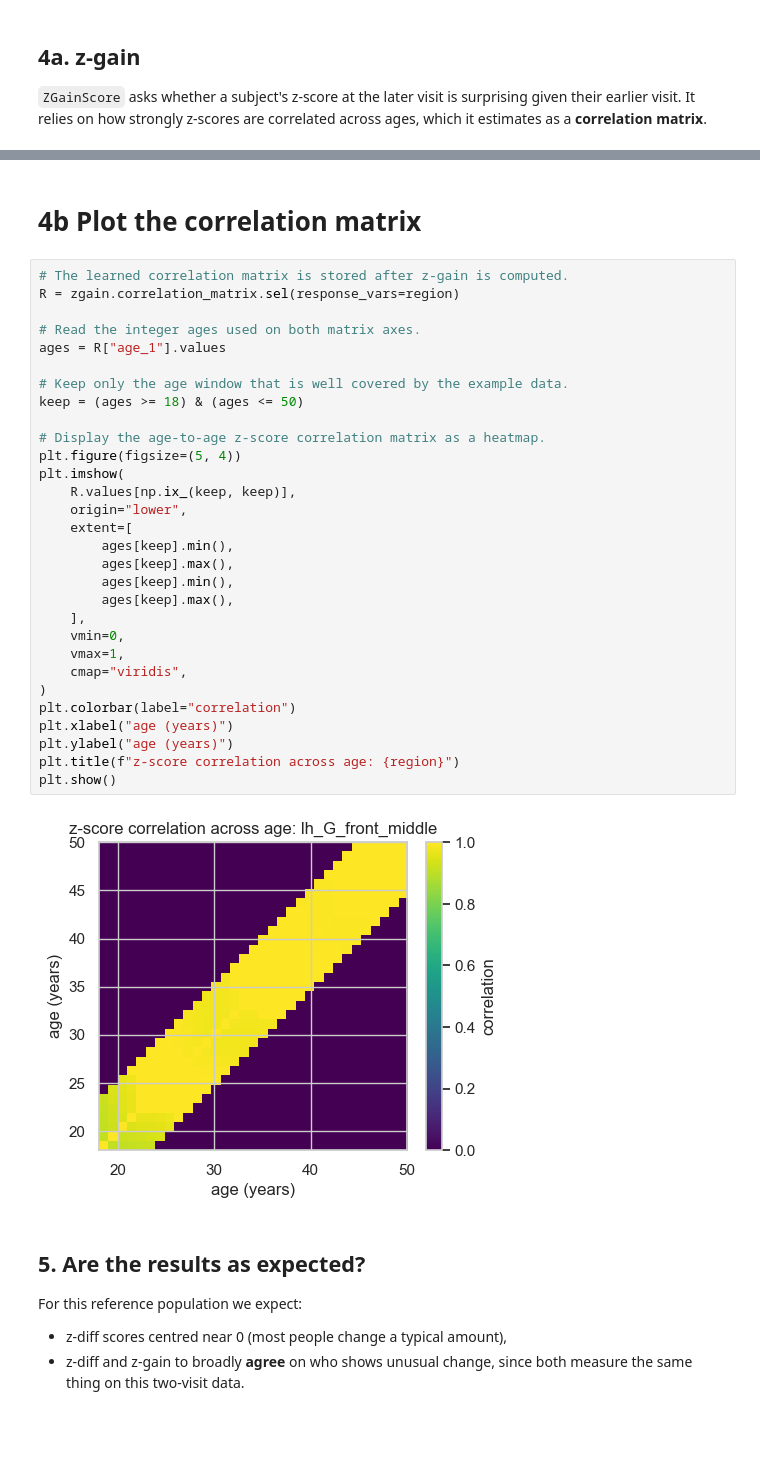
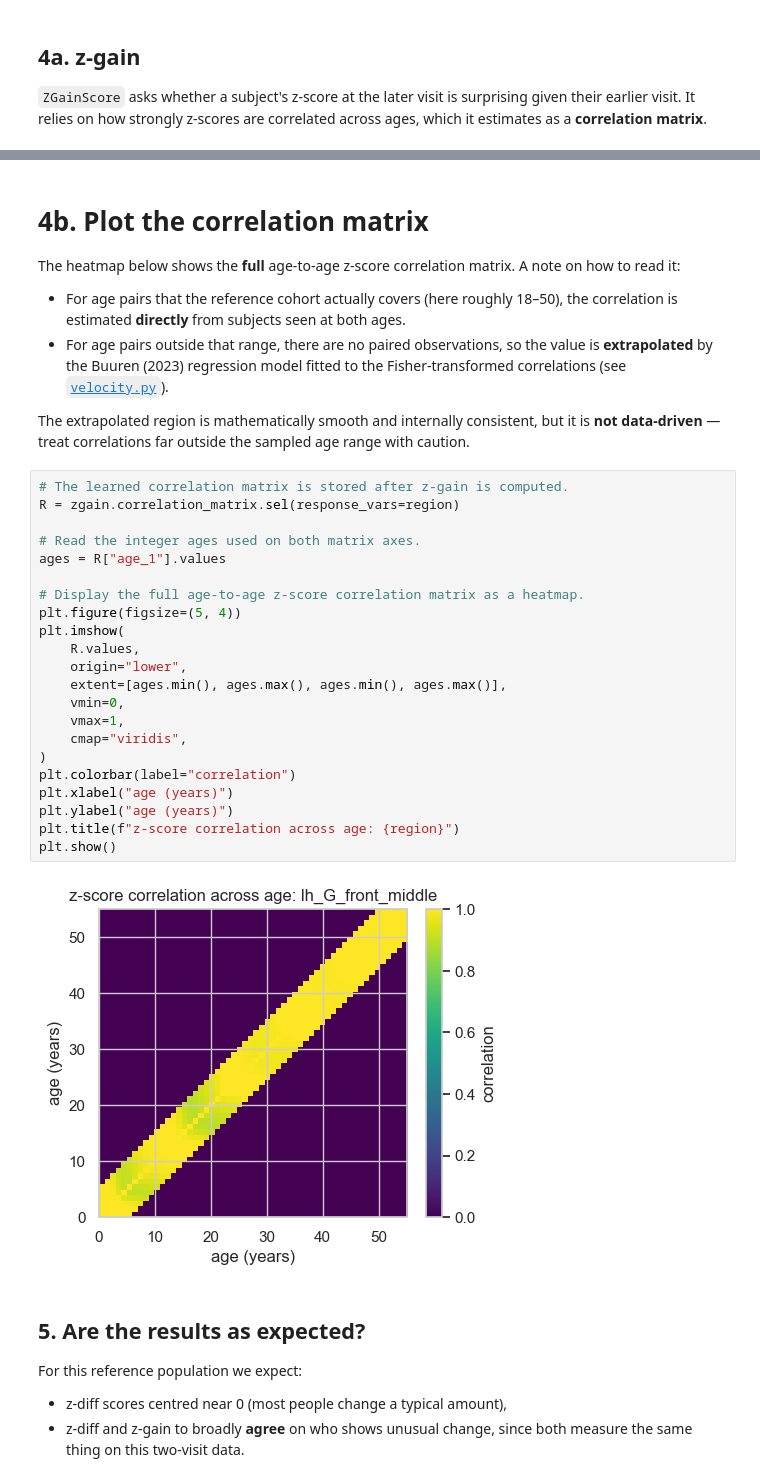
Before and after one commit to predictive-clinical-neuroscience/PCNtoolkit, a Jupyter notebook: examples/14_longitudinal_modelling.ipynb, the cells around one changed output, grey strips where cells are left out. Drawn from its saved outputs; the diff is of its cells as text; blank space fills up the shorter version.

```diff
--- a/examples/14_longitudinal_modelling.ipynb
+++ b/examples/14_longitudinal_modelling.ipynb
@@ -218,37 +250,44 @@ zgain_scores.to_dataframe(name="z_gain").unstack("response_vars").head()
 # %% [markdown]
-# 4b Plot the correlation matrix
+# 4b. Plot the correlation matrix
+
+The heatmap below shows the **full** age-to-age z-score correlation
+matrix. A note on how to read it:
+
+- For age pairs that the reference cohort actually covers (here roughly
+  18–50), the correlation is estimated **directly** from subjects seen at
+  both ages.
+- For age pairs outside that range, there are no paired observations, so
+  the value is **extrapolated** by the Buuren (2023) regression model
+  fitted to the Fisher-transformed correlations (see
+  [`velocity.py`](../pcntoolkit/math_functions/velocity.py)).
+
+The extrapolated region is mathematically smooth and internally
+consistent, but it is **not data-driven** — treat correlations far
+outside the sampled age range with caution.
 # %%
 # The learned correlation matrix is stored after z-gain is computed.
 R = zgain.correlation_matrix.sel(response_vars=region)
 
 # Read the integer ages used on both matrix axes.
 ages = R["age_1"].values
 
-# Keep only the age window that is well covered by the example data.
-keep = (ages >= 18) & (ages <= 50)
-
-# Display the age-to-age z-score correlation matrix as a heatmap.
+# Display the full age-to-age z-score correlation matrix as a heatmap.
 plt.figure(figsize=(5, 4))
 plt.imshow(
-    R.values[np.ix_(keep, keep)],
+    R.values,
     origin="lower",
-    extent=[
-        ages[keep].min(),
-        ages[keep].max(),
-        ages[keep].min(),
-        ages[keep].max(),
-    ],
+    extent=[ages.min(), ages.max(), ages.min(), ages.max()],
     vmin=0,
     vmax=1,
     cmap="viridis",
 )
 plt.colorbar(label="correlation")
 plt.xlabel("age (years)")
 plt.ylabel("age (years)")
 plt.title(f"z-score correlation across age: {region}")
 plt.show()
 # %% [output]
-[figure, old version]
+[figure, new version]
 # %% [markdown]
 ## 5. Are the results as expected?
 
```
Also changed, not shown: parts of 11 cells of this notebook.
